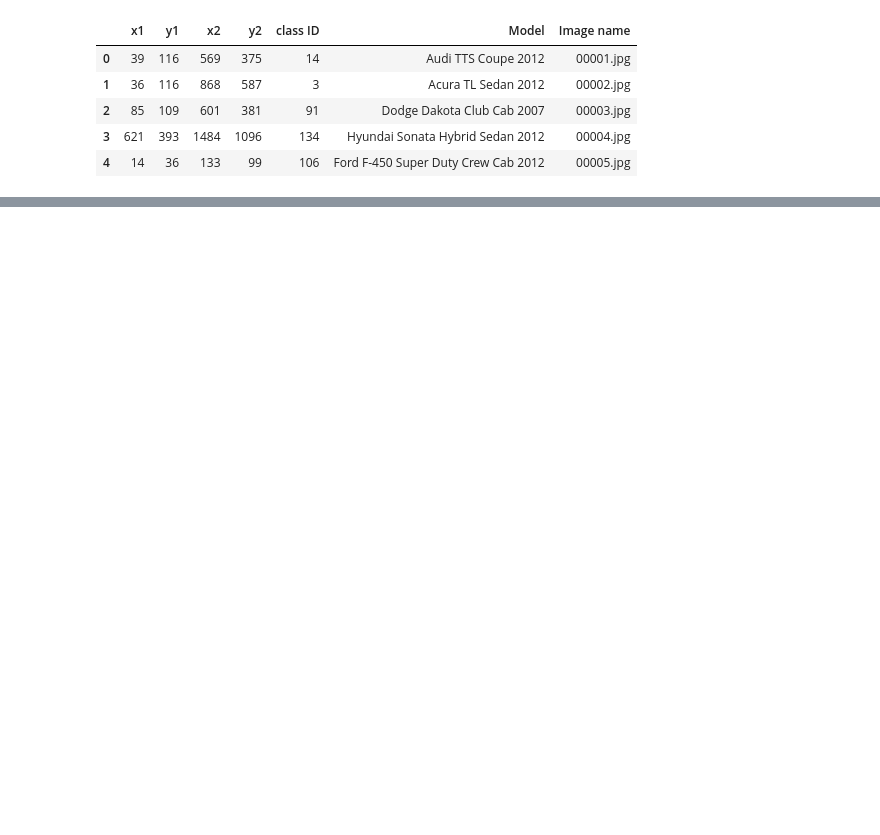
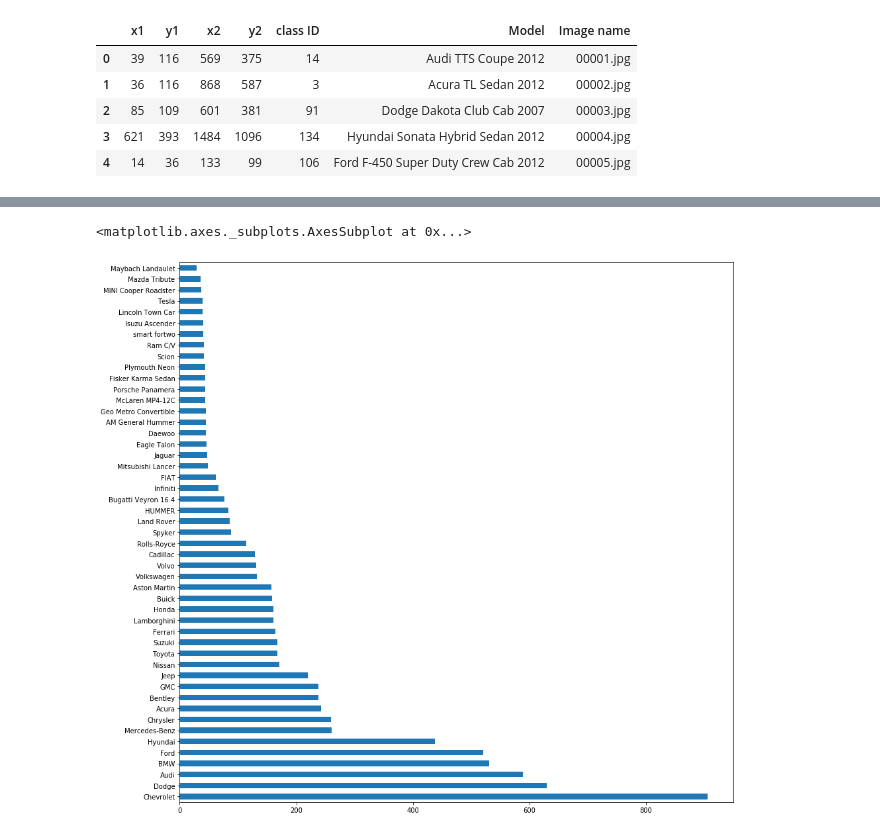
Before and after one commit to ryanliwag/grab_challenge, a Jupyter notebook: Exploration_Analysis.ipynb, the cells around one changed output, grey strips where cells are left out. Cells and saved outputs as stored; diff of their text form; code cells hidden in the pictures; blank space fills up the shorter version.

```diff
--- a/Exploration_Analysis.ipynb
+++ b/Exploration_Analysis.ipynb
@@ -71,0 +99,7 @@ plt.show()
+# %%
+#Check Year Distribution of CARS
+years, yearsID = utils.get_Maker(dataset["Model"].values)
+pd.Series(years).value_counts().plot.barh(figsize=(15,15))
+# %% [output]
+<matplotlib.axes._subplots.AxesSubplot at 0x...>
+[figure, added]
```
Also changed, not shown: parts of 29 cells of this notebook, 3 other files.
